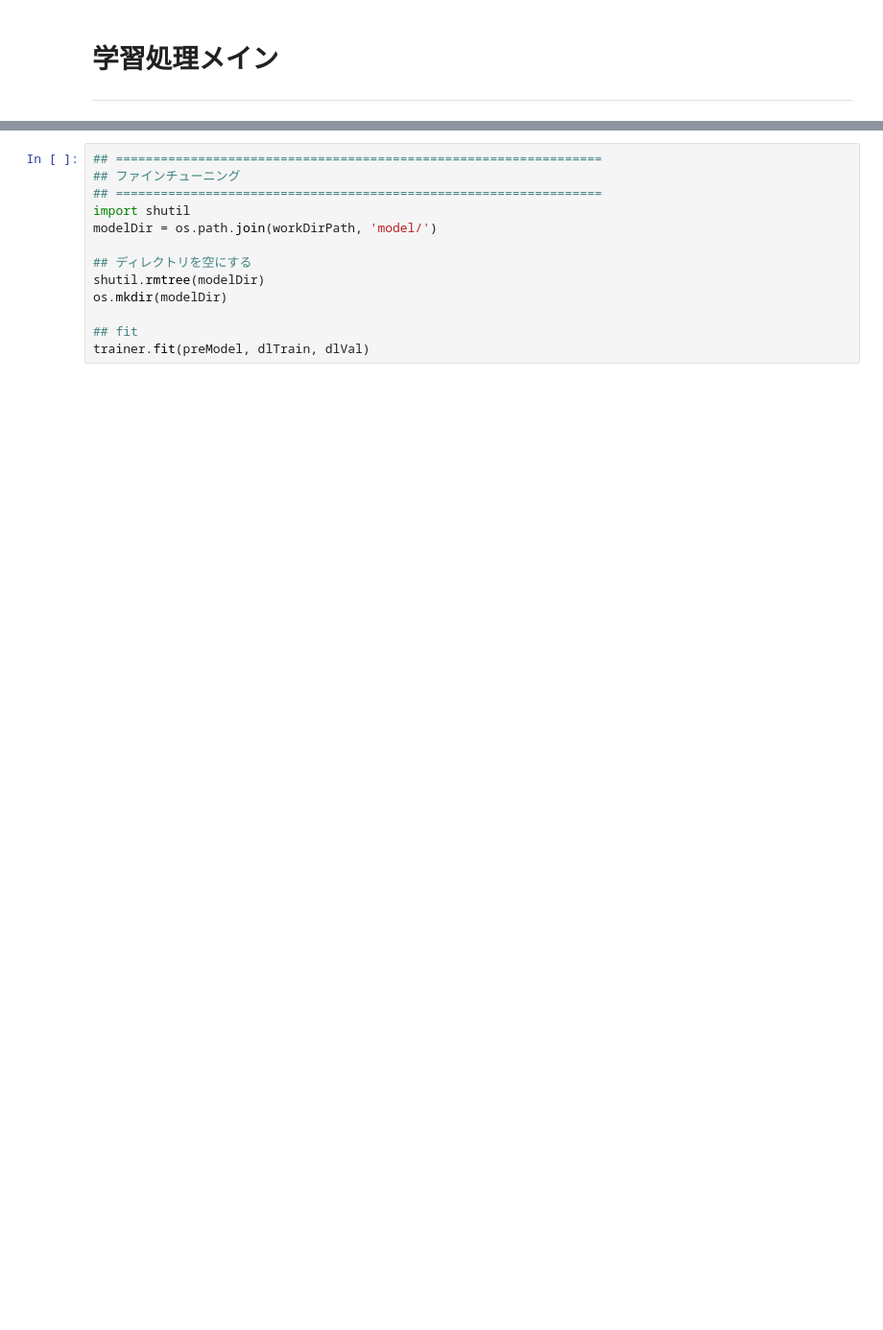
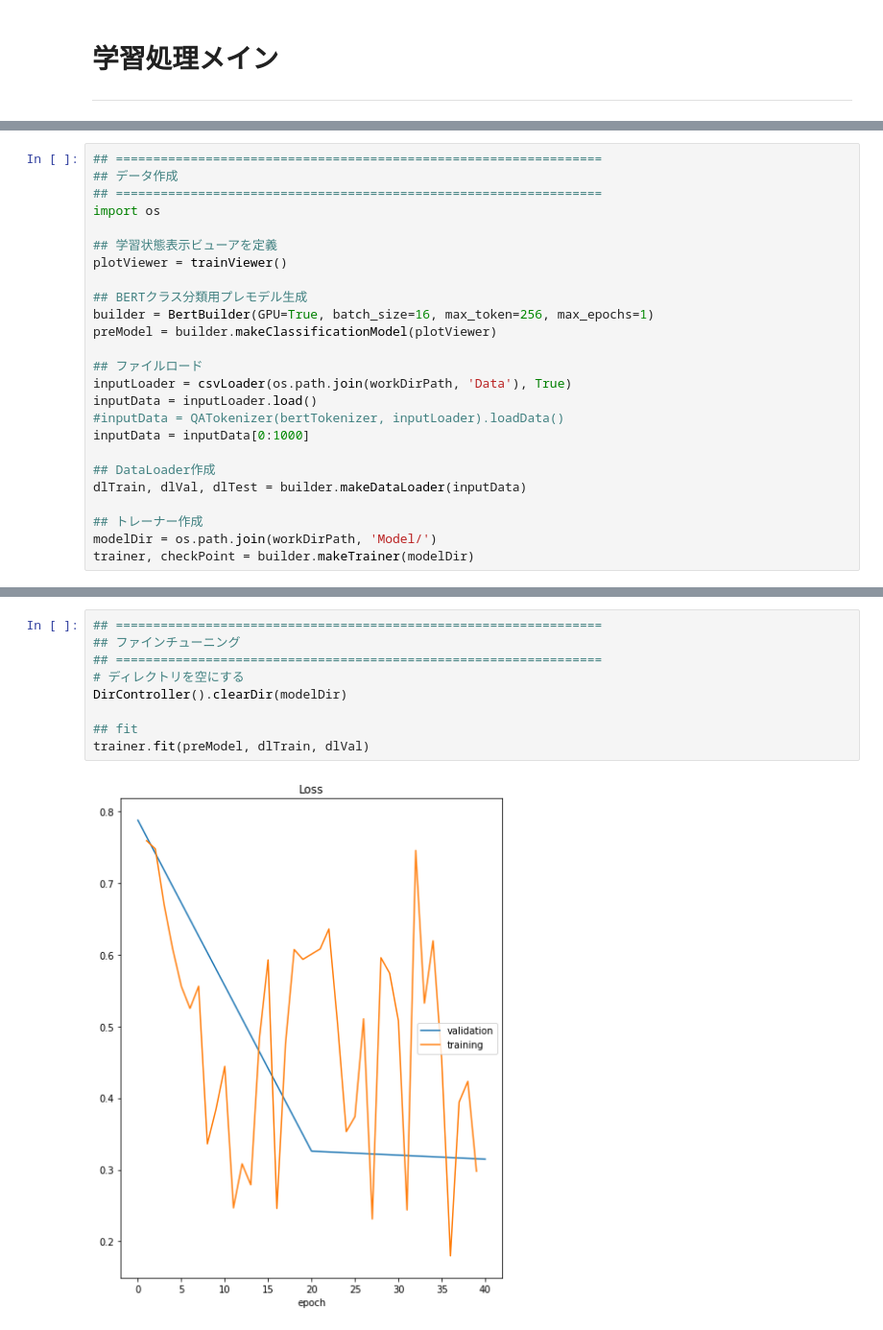
Before and after one commit to tsuji1234/sample, a Jupyter notebook: BertByTsuji.ipynb, the cells around one changed output, grey strips where cells are left out. Shown at 96% size. Cells and saved outputs as stored; diff of their text form; blank space fills up the shorter version.

```diff
--- a/BertByTsuji.ipynb
+++ b/BertByTsuji.ipynb
@@ -441,0 +409,25 @@ INFO:pytorch_lightning.utilities.rank_zero:HPU available: False, using: 0 HPUs
+# %%
+## =================================================================
+## データ作成
+## =================================================================
+import os
+
+## 学習状態表示ビューアを定義
+plotViewer = trainViewer()
+
+## BERTクラス分類用プレモデル生成
+builder = BertBuilder(GPU=True, batch_size=16, max_token=256, max_epochs=1)
+preModel = builder.makeClassificationModel(plotViewer)
+
+## ファイルロード
+inputLoader = csvLoader(os.path.join(workDirPath, 'Data'), True)
+inputData = inputLoader.load()
+#inputData = QATokenizer(bertTokenizer, inputLoader).loadData()
+inputData = inputData[0:1000]
+
+## DataLoader作成
+dlTrain, dlVal, dlTest = builder.makeDataLoader(inputData)
+
+## トレーナー作成
+modelDir = os.path.join(workDirPath, 'Model/')
+trainer, checkPoint = builder.makeTrainer(modelDir)
@@ -442,14 +459,11 @@ INFO:pytorch_lightning.utilities.rank_zero:HPU available: False, using: 0 HPUs
 # %%
 ## =================================================================
 ## ファインチューニング
 ## =================================================================
-import shutil
-modelDir = os.path.join(workDirPath, 'model/')
-
-## ディレクトリを空にする
-shutil.rmtree(modelDir)
-os.mkdir(modelDir)
+# ディレクトリを空にする
+DirController().clearDir(modelDir)
 
 ## fit
 trainer.fit(preModel, dlTrain, dlVal)
 # %% [output]
+[figure, added]
```
Also changed, not shown: parts of 14 cells of this notebook.
